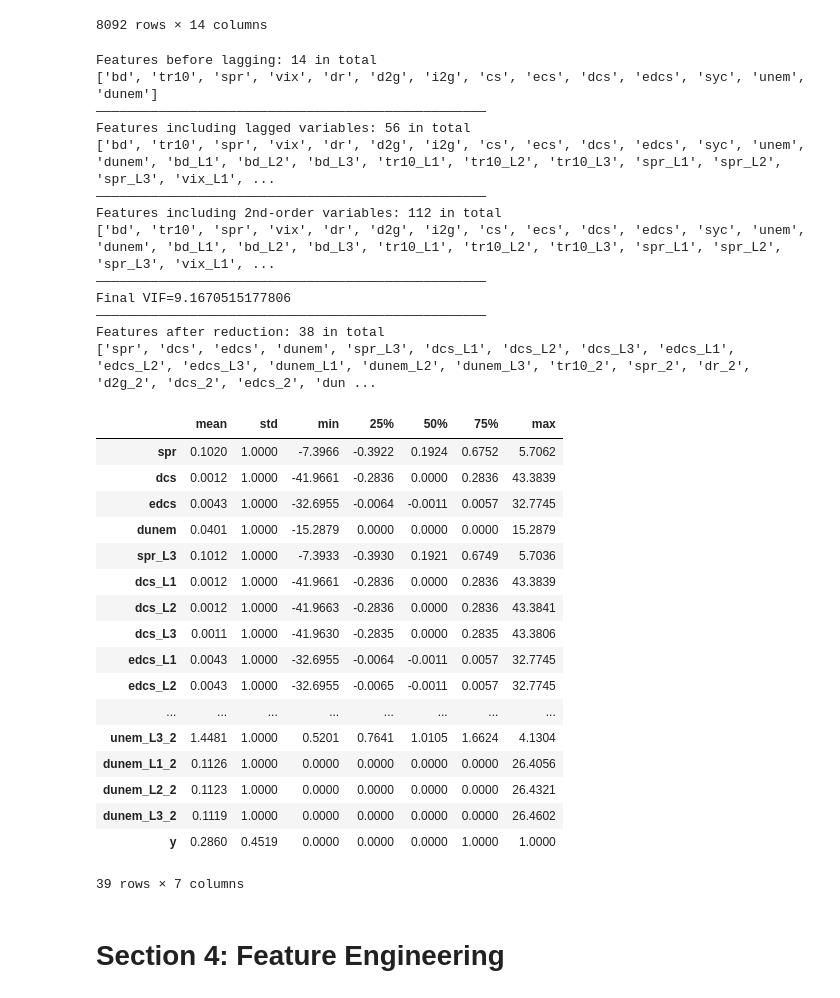
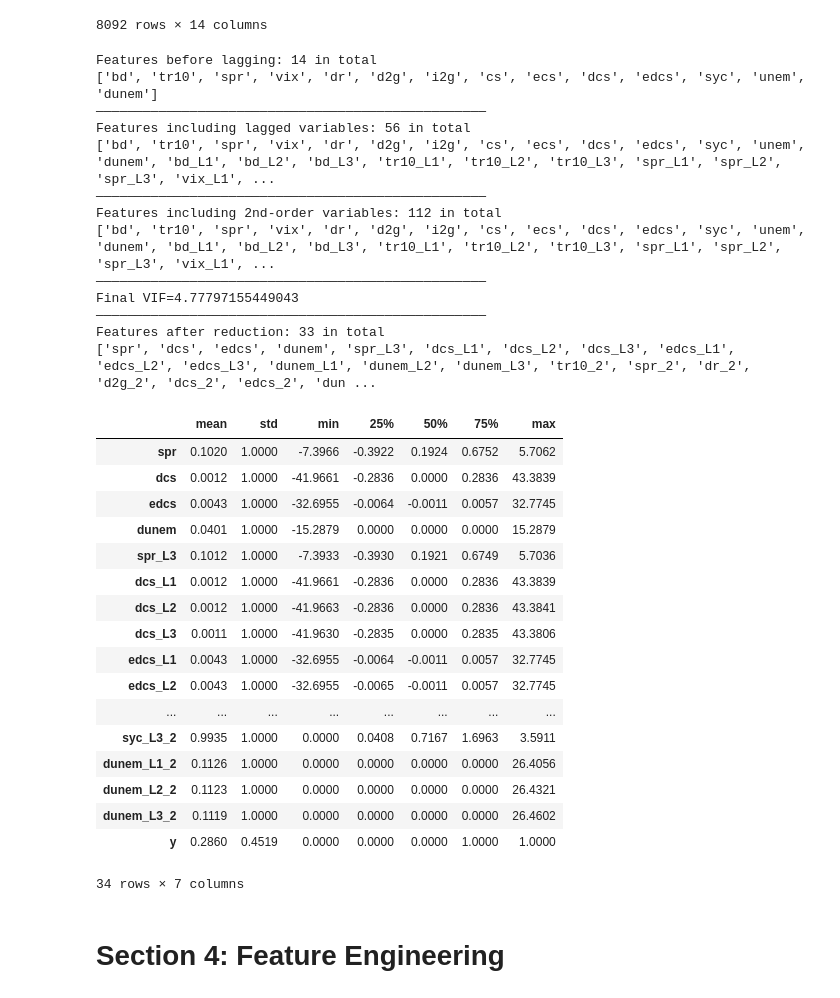
Before and after one commit to allenfrostline/iaqf2019, a Jupyter notebook: explore.ipynb, the cells around one changed output. Cells and saved outputs as stored; diff of their text form; code cells hidden in the pictures.

```diff
--- a/explore.ipynb
+++ b/explore.ipynb
@@ -259,7 +259,8 @@ for col in df.columns:
     col_val = df[col]**2
     df[col_name] = col_val
 
-df['y'] = np.vectorize(lambda x: int(x > 0))(df['dcs'].shift(-forecast))  # y = 1 if tmr's dcs is positive
+cat = lambda x: int(x > 0)
+df['y'] = np.vectorize(cat)(df['dcs'].shift(-forecast))  # y = 1 if tmr's dcs is positive
 df.reindex(sorted(df.columns.tolist()), axis=0)
 idx = df.index
 print('—' * 50)
@@ -268,7 +269,7 @@ print(df.columns.tolist()[:-1])
 print('—' * 50)
 
 # sovle colinearity by VIF reduction
-rv = ReduceVIF()
+rv = ReduceVIF(thresh=5)
 keep_cols = ['y']
 df_ = rv.fit_transform(df[[col for col in df.columns if col not in keep_cols]])
 df_.index = idx
@@ -282,41 +283,41 @@ df.iloc[:, :-1] = df.iloc[:, :-1].apply(lambda x: x / x.std())
 print('—' * 50)
 print('Features after reduction: {} in total'.format(df.shape[1] - 1))
 print(df.columns.tolist()[:-1])
 
 df.reindex(sorted(df.columns.tolist()[:-1]) + ['y'], axis=0)
 df.describe().round(4).loc[['mean', 'std', 'min', '25%', '50%', '75%', 'max']].T
 # %% [output]
 Features before lagging: 14 in total
 ['bd', 'tr10', 'spr', 'vix', 'dr', 'd2g', 'i2g', 'cs', 'ecs', 'dcs', 'edcs', 'syc', 'unem', 'dunem']
 ——————————————————————————————————————————————————
 Features including lagged variables: 56 in total
 ['bd', 'tr10', 'spr', 'vix', 'dr', 'd2g', 'i2g', 'cs', 'ecs', 'dcs', 'edcs', 'syc', 'unem', 'dunem', 'bd_L1', 'bd_L2', 'bd_L3', 'tr10_L1', 'tr10_L2', 'tr10_L3', 'spr_L1', 'spr_L2', 'spr_L3', 'vix_L1', ...
 ——————————————————————————————————————————————————
 Features including 2nd-order variables: 112 in total
 ['bd', 'tr10', 'spr', 'vix', 'dr', 'd2g', 'i2g', 'cs', 'ecs', 'dcs', 'edcs', 'syc', 'unem', 'dunem', 'bd_L1', 'bd_L2', 'bd_L3', 'tr10_L1', 'tr10_L2', 'tr10_L3', 'spr_L1', 'spr_L2', 'spr_L3', 'vix_L1', ...
 ——————————————————————————————————————————————————
-Final VIF=9.1670515177806
+Final VIF=4.77797155449043
 ——————————————————————————————————————————————————
-Features after reduction: 38 in total
+Features after reduction: 33 in total
 ['spr', 'dcs', 'edcs', 'dunem', 'spr_L3', 'dcs_L1', 'dcs_L2', 'dcs_L3', 'edcs_L1', 'edcs_L2', 'edcs_L3', 'dunem_L1', 'dunem_L2', 'dunem_L3', 'tr10_2', 'spr_2', 'dr_2', 'd2g_2', 'dcs_2', 'edcs_2', 'dun ...
 |  | mean | std | min | 25% | 50% | 75% | max |
 | spr | 0.1020 | 1.0000 | -7.3966 | -0.3922 | 0.1924 | 0.6752 | 5.7062 |
 | dcs | 0.0012 | 1.0000 | -41.9661 | -0.2836 | 0.0000 | 0.2836 | 43.3839 |
 | edcs | 0.0043 | 1.0000 | -32.6955 | -0.0064 | -0.0011 | 0.0057 | 32.7745 |
 | dunem | 0.0401 | 1.0000 | -15.2879 | 0.0000 | 0.0000 | 0.0000 | 15.2879 |
 | spr_L3 | 0.1012 | 1.0000 | -7.3933 | -0.3930 | 0.1921 | 0.6749 | 5.7036 |
 | dcs_L1 | 0.0012 | 1.0000 | -41.9661 | -0.2836 | 0.0000 | 0.2836 | 43.3839 |
 | dcs_L2 | 0.0012 | 1.0000 | -41.9663 | -0.2836 | 0.0000 | 0.2836 | 43.3841 |
 | dcs_L3 | 0.0011 | 1.0000 | -41.9630 | -0.2835 | 0.0000 | 0.2835 | 43.3806 |
 | edcs_L1 | 0.0043 | 1.0000 | -32.6955 | -0.0064 | -0.0011 | 0.0057 | 32.7745 |
 | edcs_L2 | 0.0043 | 1.0000 | -32.6955 | -0.0065 | -0.0011 | 0.0057 | 32.7745 |
 | ... | ... | ... | ... | ... | ... | ... | ... |
-| unem_L3_2 | 1.4481 | 1.0000 | 0.5201 | 0.7641 | 1.0105 | 1.6624 | 4.1304 |
+| syc_L3_2 | 0.9935 | 1.0000 | 0.0000 | 0.0408 | 0.7167 | 1.6963 | 3.5911 |
 | dunem_L1_2 | 0.1126 | 1.0000 | 0.0000 | 0.0000 | 0.0000 | 0.0000 | 26.4056 |
 | dunem_L2_2 | 0.1123 | 1.0000 | 0.0000 | 0.0000 | 0.0000 | 0.0000 | 26.4321 |
 | dunem_L3_2 | 0.1119 | 1.0000 | 0.0000 | 0.0000 | 0.0000 | 0.0000 | 26.4602 |
 | y | 0.2860 | 0.4519 | 0.0000 | 0.0000 | 0.0000 | 1.0000 | 1.0000 |
-39 rows × 7 columns
+34 rows × 7 columns
 # %% [markdown]
 # Section 4: Feature Engineering
 # %%
```
Also changed, not shown: parts of 25 cells of this notebook, 10 other files.
